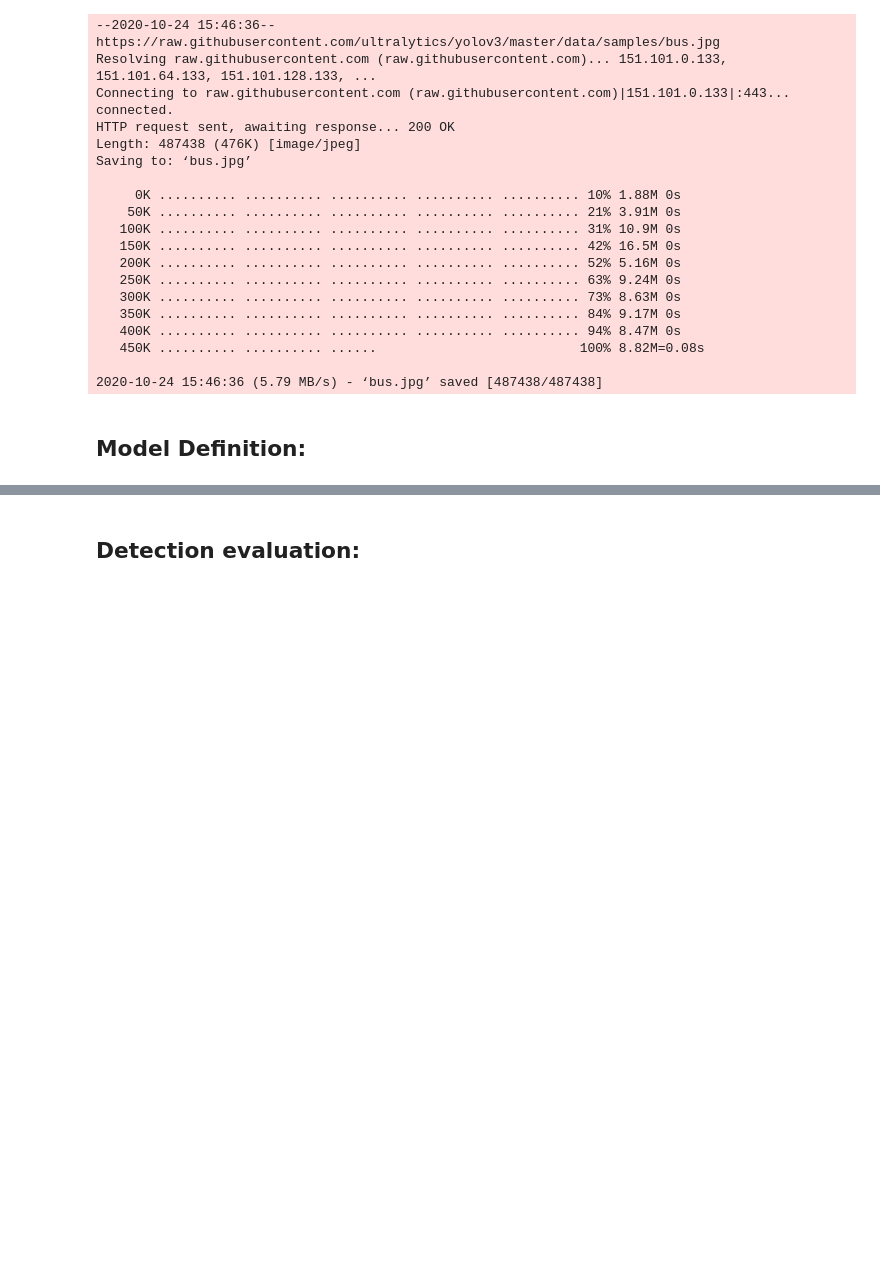
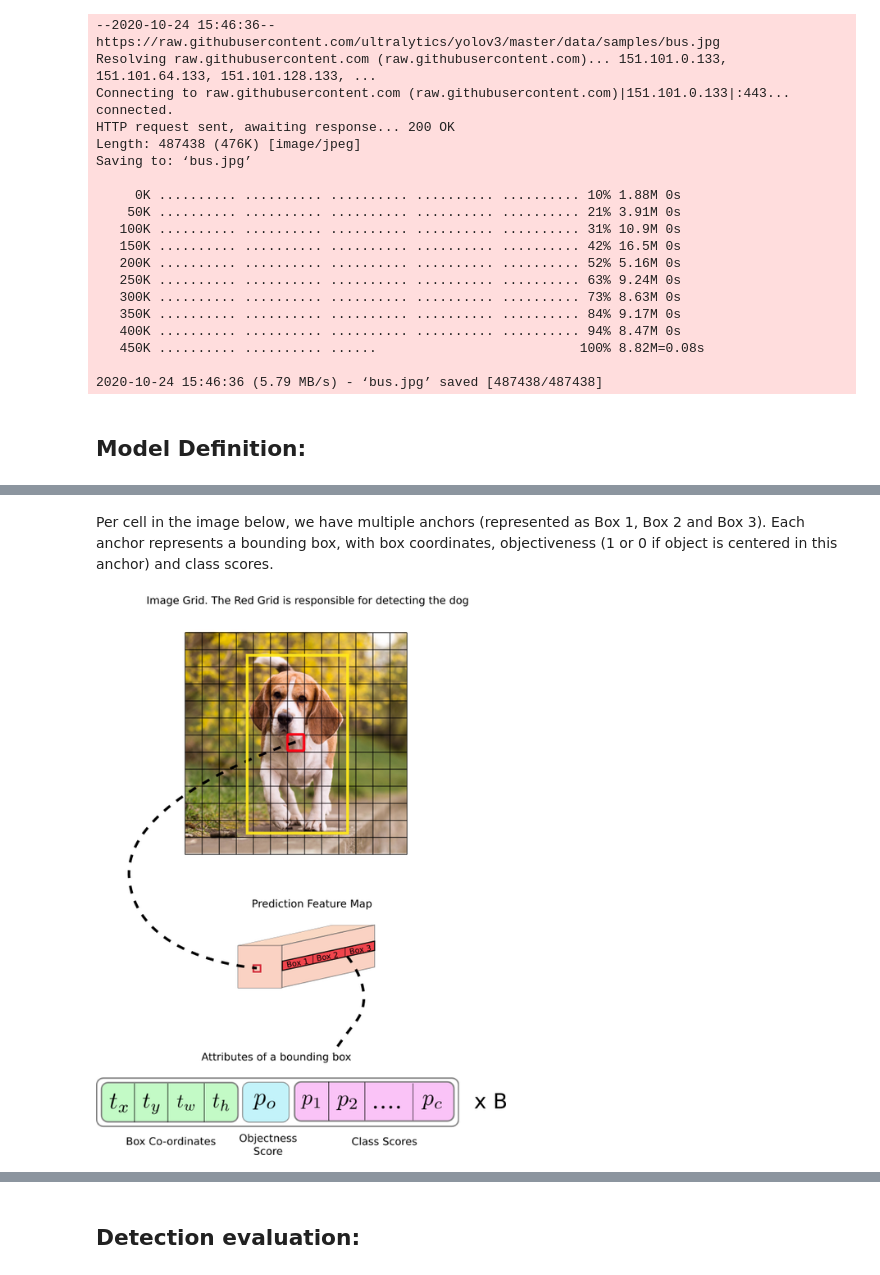
Before and after one commit to mcheng89/machine_learning, a Jupyter notebook: 4_YOLOv3.ipynb, the cells around one changed output, grey strips where cells are left out. Drawn from its saved outputs; the diff is of its cells as text; code cells hidden in the pictures; blank space fills up the shorter version.

```diff
--- a/4_YOLOv3.ipynb
+++ b/4_YOLOv3.ipynb
@@ -202,3 +215,9 @@ class FeatureFusion(nn.Module):
             a = outputs[self.layers[i]]  # feature to add
             x = x + a
         return x
+# %% [markdown]
+Per cell in the image below, we have multiple anchors (represented as Box 1, Box 2 and Box 3). Each anchor represents a bounding box, with box coordinates, objectiveness (1 or 0 if object is centered in this anchor) and class scores.
+# %%
+showImage('/content/gdrive/My Drive/development/ai/4-yolov3/readme/yolo-output.png', 500)
+# %% [output]
+[figure, added]
```
Also changed, not shown: parts of 4 cells of this notebook.
